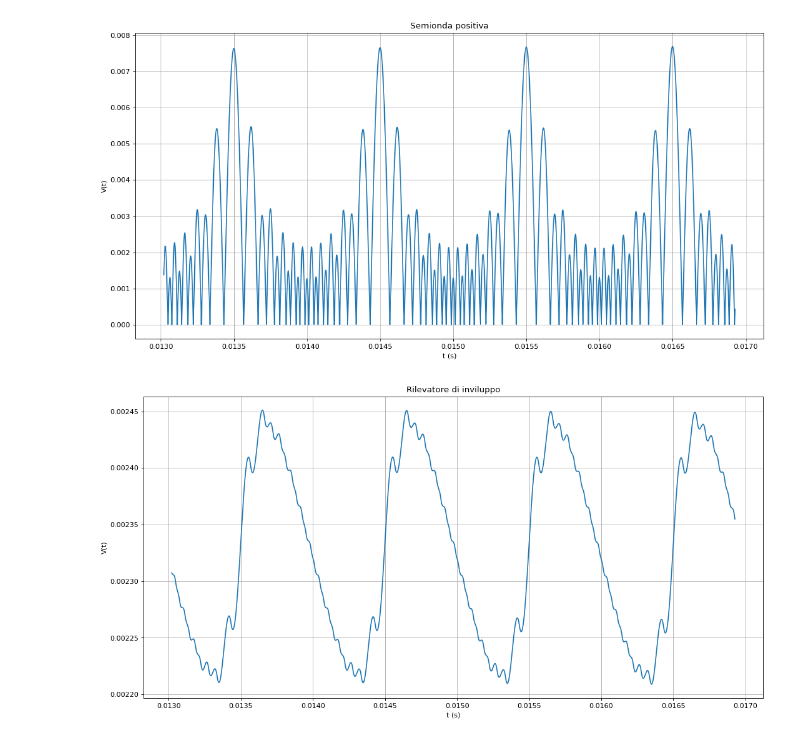
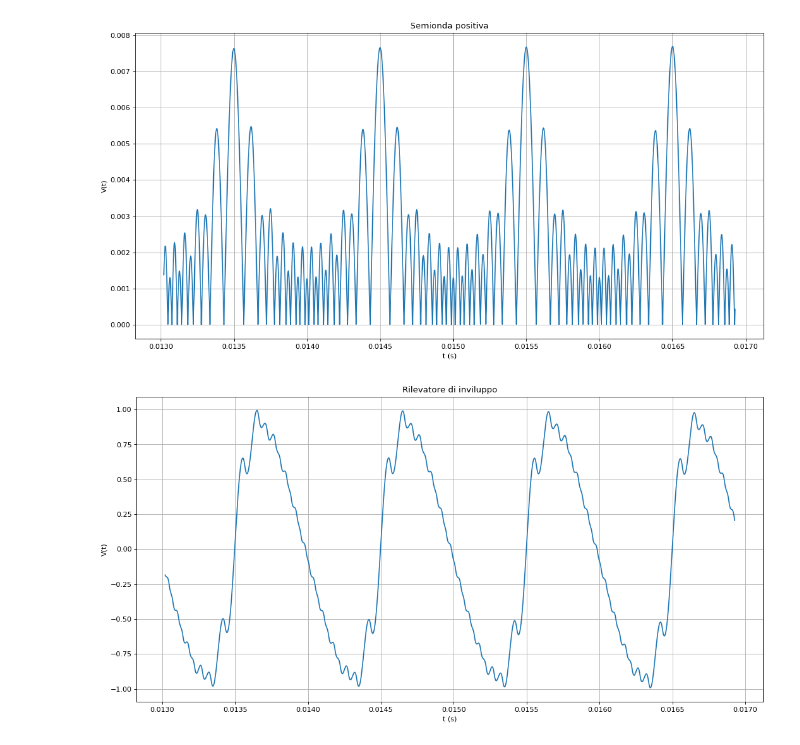
Before and after one commit to asdrubalini/fm-demodulator-dsp, a Jupyter notebook: fm_demodulator.ipynb, the cells around one changed output. Drawn from its saved outputs; the diff is of its cells as text; code cells hidden in the pictures.

```diff
--- a/fm_demodulator.ipynb
+++ b/fm_demodulator.ipynb
@@ -109,15 +111,18 @@ plt.savefig('doc/images/positivo.png')
 # %%
 # Envelope detected signal
 tau = 1 / (2 * np.pi * MODULATOR_FREQUENCY * 3)
 envelope = low_pass_filter(positive, tau)
+
+envelope -= 0.00233
+envelope *= 0.82 * 10**4
 
 plt.figure(figsize=PLOT_SCALE, dpi=80)
 plt.grid(True)
 plt.title('Rilevatore di inviluppo')
 plt.plot(time[PLOT_OFFSET:PLOT_SAMPLES], envelope[PLOT_OFFSET:PLOT_SAMPLES])
 plt.ylabel('V(t)')
 plt.xlabel('t (s)')
 
 plt.savefig('doc/images/inviluppo.png')
 # %% [output]
-[figure, old version]
+[figure, new version]
```
Also changed, not shown: parts of 1 cell of this notebook, 1 other file.
